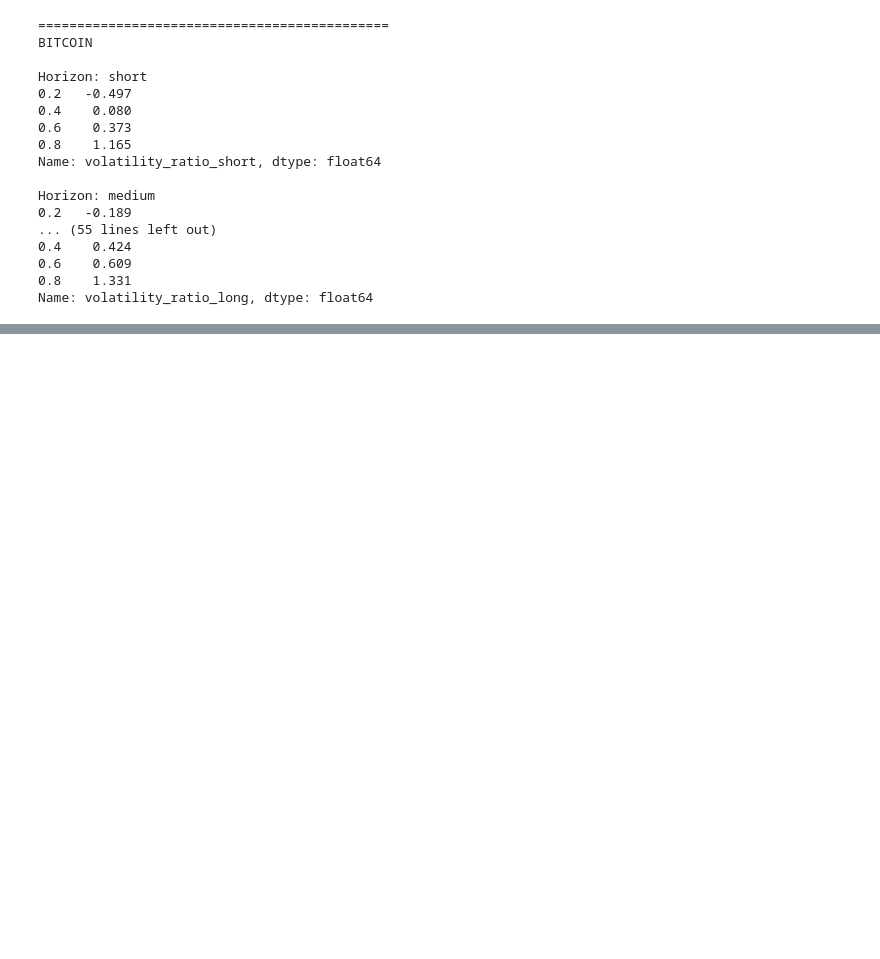
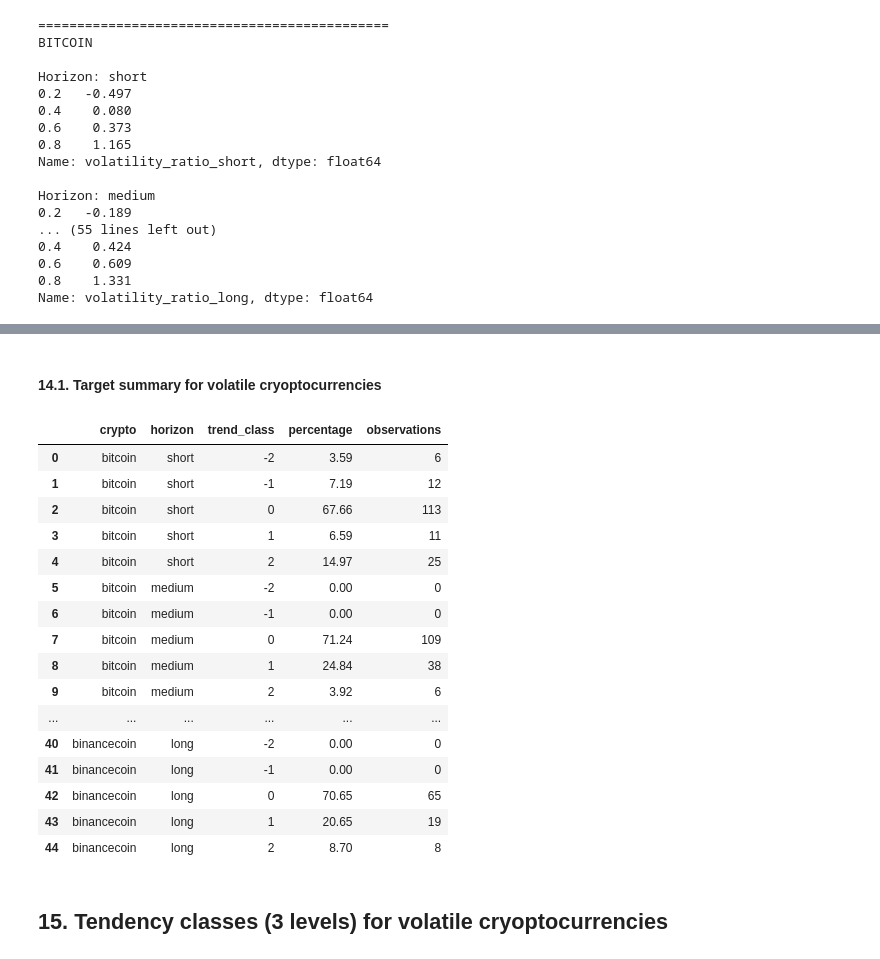
Before and after one commit to irene-martin-rod/CryptoTrendPredictor, a Jupyter notebook: notebooks/3-target_definition.ipynb, the cells around one changed output, grey strips where cells are left out. Drawn from its saved outputs; the diff is of its cells as text; code cells hidden in the pictures; blank space fills up the shorter version.

Commit message:
Prove new target classification

```diff
--- a/notebooks/3-target_definition.ipynb
+++ b/notebooks/3-target_definition.ipynb
@@ -1031,0 +1062,20 @@ Volatility = 0:  0
+# %%
+for crypto in VOLATILE_CRYPTOS:
+    df = train_target_dfs[crypto]
+
+    print(f"\n{'=' * 45}")
+    print(crypto.upper())
+
+    for horizon_name in HORIZONS:
+        target_col = f"trend_{horizon_name}"
+
+        total = len(df)
+        valid = df[target_col].notna().sum()
+        missing = df[target_col].isna().sum()
+
+        print(
+            f"{horizon_name:8} | "
+            f"Total: {total:3} | "
+            f"Valid: {valid:3} | "
+            f"Absent: {missing:3}"
+        )
@@ -1031,0 +1100,53 @@ Volatility = 0:  0
+# %% [markdown]
+#### **14.1. Target summary for volatile cryoptocurrencies**
+# %%
+target_summary = []
+
+for crypto in VOLATILE_CRYPTOS:
+    df = train_target_dfs[crypto]
+
+    for horizon_name in HORIZONS:
+        target_col = f"trend_{horizon_name}"
+
+        counts = (
+            df[target_col]
+            .value_counts(normalize=True)
+            .reindex([-2, -1, 0, 1, 2], fill_value=0)
+        )
+
+        for trend_class, percentage in counts.items():
+            target_summary.append({
+                "crypto": crypto,
+                "horizon": horizon_name,
+                "trend_class": trend_class,
+                "percentage": percentage * 100,
+                "observations": (
+                    df[target_col] == trend_class
+                ).sum()
+            })
+
+target_summary_df = pd.DataFrame(target_summary)
+
+display(
+    target_summary_df.round(2)
+)
+# %% [output]
+|  | crypto | horizon | trend_class | percentage | observations |
+| 0 | bitcoin | short | -2 | 3.59 | 6 |
+| 1 | bitcoin | short | -1 | 7.19 | 12 |
+| 2 | bitcoin | short | 0 | 67.66 | 113 |
+| 3 | bitcoin | short | 1 | 6.59 | 11 |
+| 4 | bitcoin | short | 2 | 14.97 | 25 |
+| 5 | bitcoin | medium | -2 | 0.00 | 0 |
+| 6 | bitcoin | medium | -1 | 0.00 | 0 |
+| 7 | bitcoin | medium | 0 | 71.24 | 109 |
+| 8 | bitcoin | medium | 1 | 24.84 | 38 |
+| 9 | bitcoin | medium | 2 | 3.92 | 6 |
+| ... | ... | ... | ... | ... | ... |
+| 40 | binancecoin | long | -2 | 0.00 | 0 |
+| 41 | binancecoin | long | -1 | 0.00 | 0 |
+| 42 | binancecoin | long | 0 | 70.65 | 65 |
+| 43 | binancecoin | long | 1 | 20.65 | 19 |
+| 44 | binancecoin | long | 2 | 8.70 | 8 |
+# %% [markdown]
+## **15. Tendency classes (3 levels) for volatile cryoptocurrencies**
```
Also changed, not shown: parts of 10 cells of this notebook.
